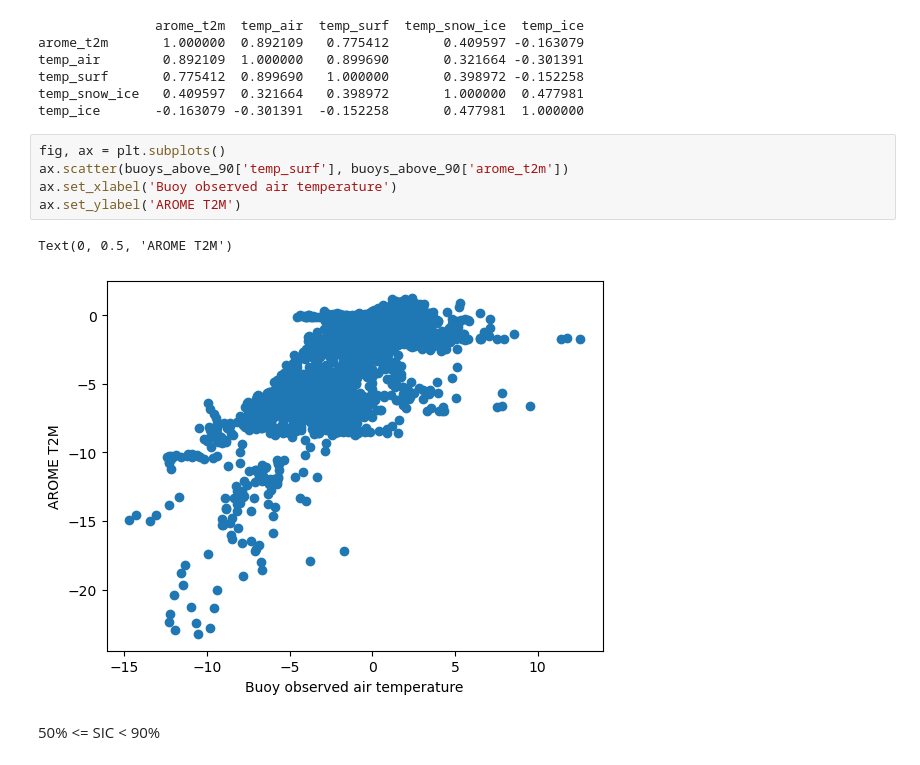
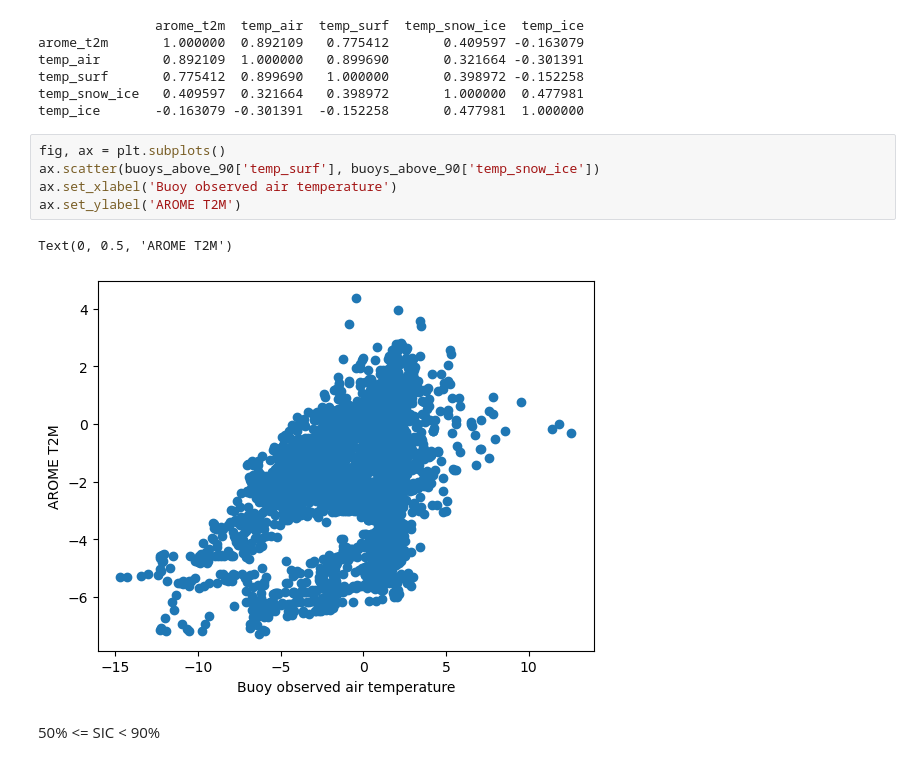
Before and after one commit to AreFrode/GEO9300_project, a Jupyter notebook: src/coreelations.ipynb, the cells around one changed output. Saved outputs shown, nothing was run; the diff lists cells and outputs as text.

```diff
--- a/src/coreelations.ipynb
+++ b/src/coreelations.ipynb
@@ -88,12 +88,12 @@ temp_snow_ice   0.409597  0.321664   0.398972       1.000000  0.477981
 temp_ice       -0.163079 -0.301391  -0.152258       0.477981  1.000000
 # %%
 fig, ax = plt.subplots()
-ax.scatter(buoys_above_90['temp_surf'], buoys_above_90['arome_t2m'])
+ax.scatter(buoys_above_90['temp_surf'], buoys_above_90['temp_snow_ice'])
 ax.set_xlabel('Buoy observed air temperature')
 ax.set_ylabel('AROME T2M')
 # %% [output]
 Text(0, 0.5, 'AROME T2M')
-[figure, old version]
+[figure, new version]
 # %% [markdown]
 50% <= SIC < 90%
 # %%
```
Also changed, not shown: parts of 3 cells of this notebook, 3 other files.
